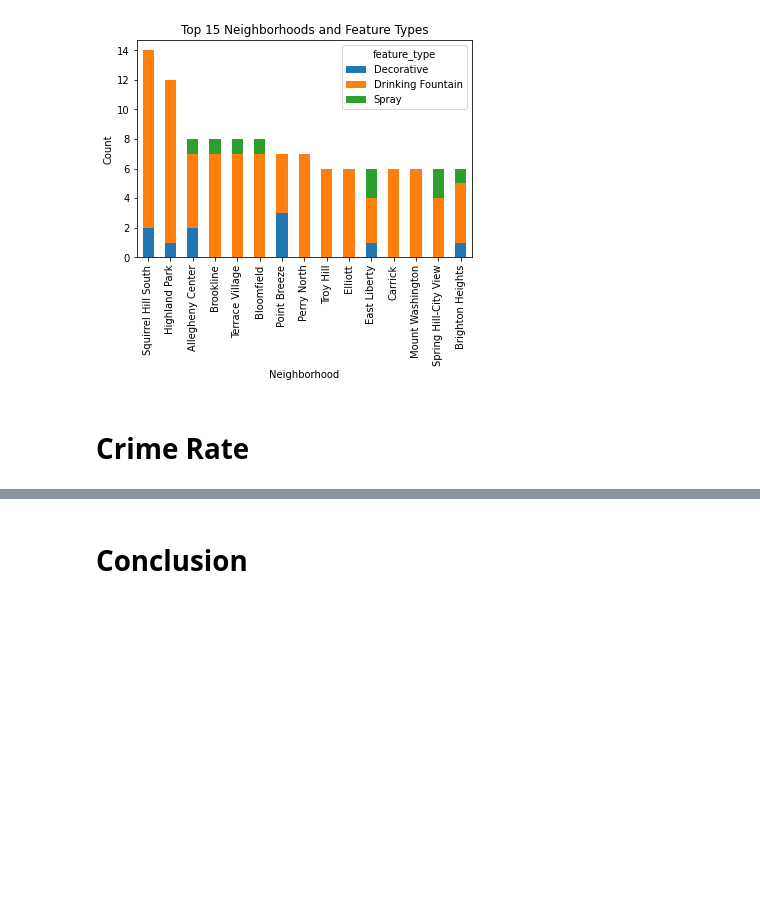
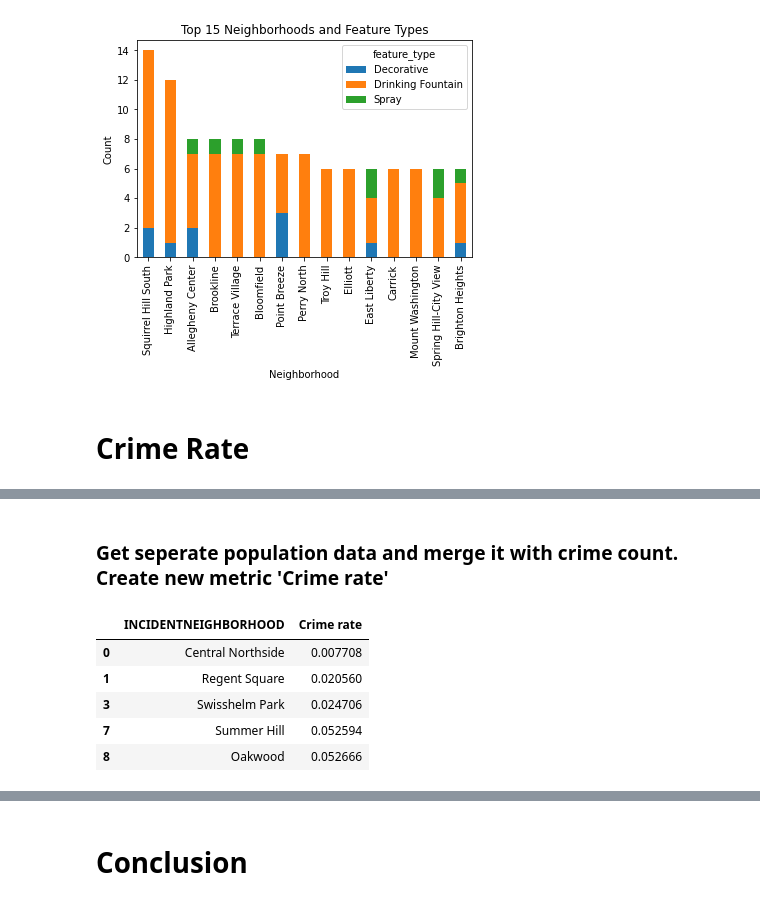
Before and after one commit to timt3r/best-neighborhood, a Jupyter notebook: FinalNotebook.ipynb, the cells around one changed output, grey strips where cells are left out. Cells and saved outputs as stored; diff of their text form; code cells hidden in the pictures; blank space fills up the shorter version.

```diff
--- a/FinalNotebook.ipynb
+++ b/FinalNotebook.ipynb
@@ -99,0 +128,20 @@ top15.plot(kind='bar', stacked=True, xlabel='Neighborhood', ylabel='Count', titl
+# %% [markdown]
+### Get seperate population data and merge it with crime count. Create new metric 'Crime rate'
+# %%
+pop = pd.read_csv("populations.csv")
+new_data = pd.merge(n, pop, on="INCIDENTNEIGHBORHOOD")
+
+new_data["count"] = new_data["count"].astype(int) #converting data cause i need to do math
+new_data["Pop"] = new_data["Pop"].astype(int)
+new_data["Crime rate"] = new_data["count"] / new_data["Pop"] #math
+
+filtered_data = new_data[new_data["Pop"] > 1000] #exclude neighborhoods with population < 1000 because
+percentage_data = filtered_data[["INCIDENTNEIGHBORHOOD", "Crime rate"]] #the columns i want
+percentage_data.head()
+# %% [output]
+|  | INCIDENTNEIGHBORHOOD | Crime rate |
+| 0 | Central Northside | 0.007708 |
+| 1 | Regent Square | 0.020560 |
+| 3 | Swisshelm Park | 0.024706 |
+| 7 | Summer Hill | 0.052594 |
+| 8 | Oakwood | 0.052666 |
```
Also changed, not shown: parts of 8 cells of this notebook, 3 other files.
